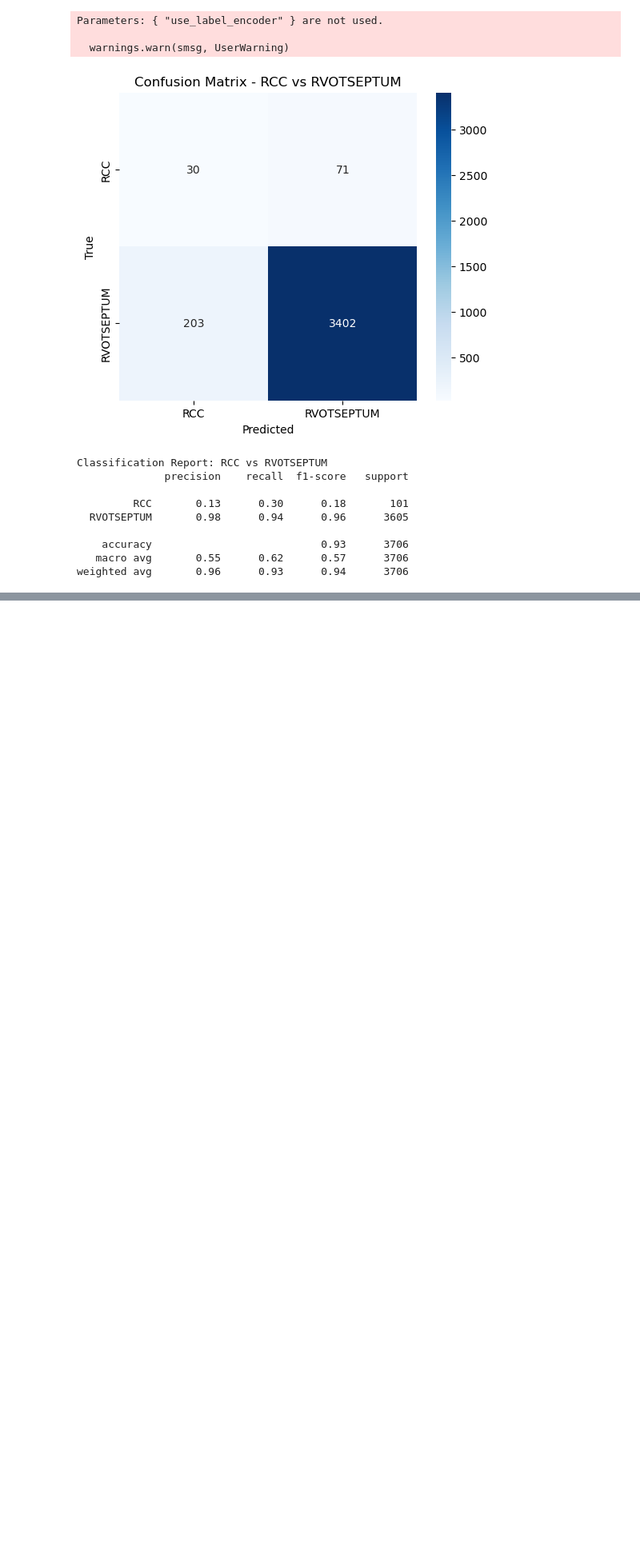
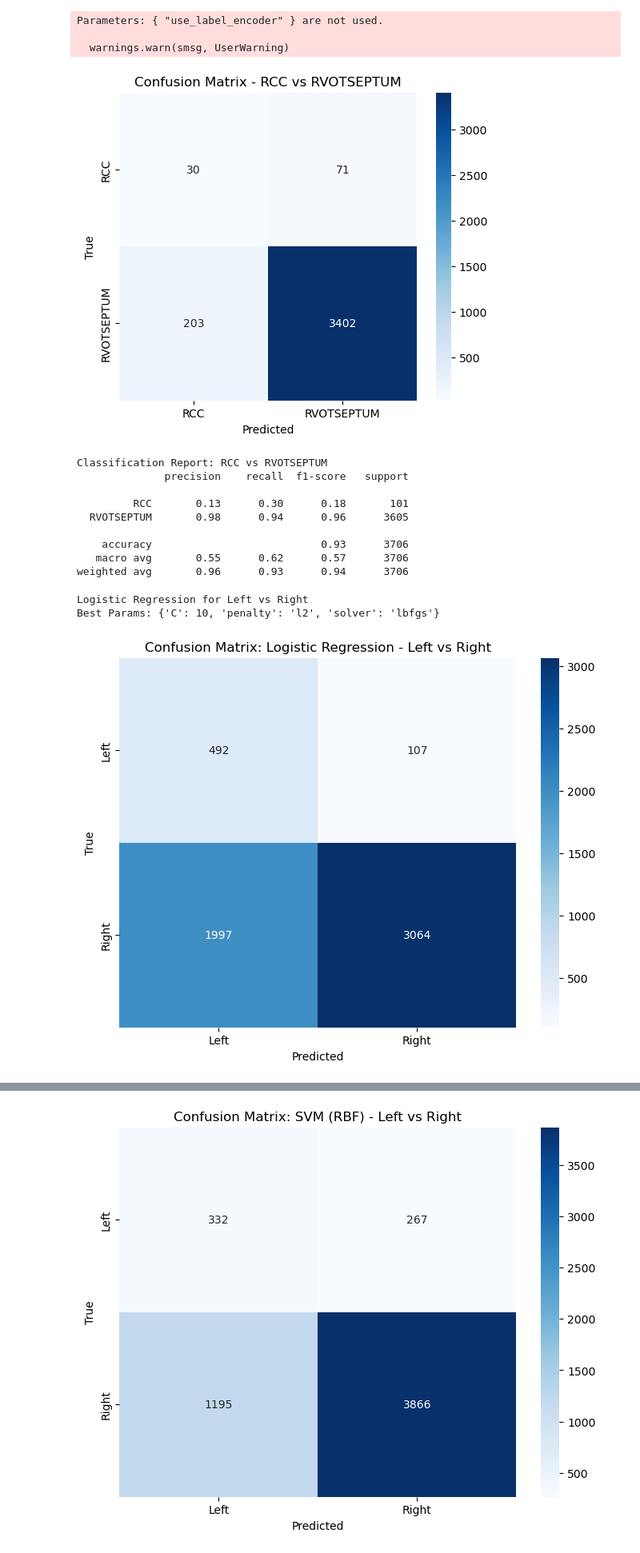
Before and after one commit to taniapazospuig/compbiomed-seminars, a Jupyter notebook: big_dataset_preprocessing.ipynb, the cells around one changed output, grey strips where cells are left out. Shown: that part at 80% size. Cells and saved outputs as stored; diff of their text form; code cells hidden in the pictures; blank space fills up the shorter version.

Commit message:
hyperparameter optimisation added

```diff
--- a/big_dataset_preprocessing.ipynb
+++ b/big_dataset_preprocessing.ipynb
@@ -957,35 +957,83 @@ Classification Report: RCC vs RVOTSEPTUM
    macro avg       0.55      0.62      0.57      3706
 weighted avg       0.96      0.93      0.94      3706
 # %%
-def train_and_evaluate_models(X_train, y_train, X_test, y_test, label_names, task_name=""):
-    import numpy as np  # ensure numpy is imported
+from sklearn.linear_model import LogisticRegression
+from sklearn.svm import SVC
+from sklearn.neighbors import KNeighborsClassifier
+from sklearn.ensemble import GradientBoostingClassifier
+from sklearn.neural_network import MLPClassifier
+from sklearn.metrics import classification_report, confusion_matrix
+from sklearn.model_selection import GridSearchCV
+import matplotlib.pyplot as plt
+import seaborn as sns
+import numpy as np
 
-    # Ensure correct array format
+# Define reusable function to train and evaluate multiple models with hyperparameter tuning
+def train_and_evaluate_models_with_gridsearch(X_train, y_train, X_test, y_test, label_names, task_name=""):
     X_train = np.array(X_train)
     X_test = np.array(X_test)
 
-    models = {
-        "Logistic Regression": LogisticRegression(max_iter=1000, random_state=42),
-        "SVM (RBF)": SVC(kernel='rbf', probability=True, random_state=42),
-        "k-NN": KNeighborsClassifier(),
-        "Gradient Boosting": GradientBoostingClassifier(random_state=42),
-        "MLP": MLPClassifier(hidden_layer_sizes=(100,), max_iter=500, random_state=42)
+    model_grid = {
+        "Logistic Regression": (
+            LogisticRegression(max_iter=1000, random_state=42),
+            {"C": [0.01, 0.1, 1, 10], "penalty": ["l2"], "solver": ["lbfgs"]}
+        ),
+        "SVM (RBF)": (
+            SVC(probability=True, random_state=42),
+            {"C": [0.1, 1, 10], "gamma": ["scale", "auto"], "kernel": ["rbf"]}
+        ),
+        "k-NN": (
+            KNeighborsClassifier(),
+            {"n_neighbors": [3, 5, 7], "weights": ["uniform", "distance"]}
+        ),
+        "Gradient Boosting": (
+            GradientBoostingClassifier(random_state=42),
+            {"n_estimators": [50, 100], "learning_rate": [0.01, 0.1], "max_depth": [3, 5]}
+        ),
+        "MLP": (
+            MLPClassifier(max_iter=500, random_state=42),
+            {"hidden_layer_sizes": [(50,), (100,), (100, 50)], "activation": ["relu", "tanh"]}
+        )
     }
 
-    for name, model in models.items():
+    for name, (model, param_grid) in model_grid.items():
         print(f"\n{name} for {task_name}")
-        model.fit(X_train, y_train)
-        y_pred = model.predict(X_test)
+        grid = GridSearchCV(model, param_grid, cv=3, scoring="accuracy", n_jobs=-1)
+        grid.fit(X_train, y_train)
+
+        best_model = grid.best_estimator_
+        print("Best Params:", grid.best_params_)
+
+        y_pred = best_model.predict(X_test)
 
         # Confusion Matrix
         plt.figure(figsize=(8, 6))
         sns.heatmap(confusion_matrix(y_test, y_pred), annot=True, fmt='d', cmap='Blues',
                     xticklabels=label_names, yticklabels=label_names)
         plt.title(f"Confusion Matrix: {name} - {task_name}")
         plt.xlabel("Predicted")
         plt.ylabel("True")
         plt.show()
 
         # Classification Report
         print(f"Classification Report: {name} - {task_name}\n")
         print(classification_report(y_test, y_pred, target_names=label_names))
+
+
+# ---- Use for Left vs Right ----
+train_and_evaluate_models_with_gridsearch(
+    X_train_lr, y_train_lr, X_test_lr, y_test_lr,
+    label_names=["Left", "Right"],
+    task_name="Left vs Right"
+)
+
+# ---- Use for RCC vs RVOTSEPTUM ----
+train_and_evaluate_models_with_gridsearch(
+    X_train_rcc, y_train_rcc_final, X_test_rcc, y_test_rcc_final,
+    label_names=["RCC", "RVOTSEPTUM"],
+    task_name="RCC vs RVOTSEPTUM"
+)
+# %% [output]
+Logistic Regression for Left vs Right
+Best Params: {'C': 10, 'penalty': 'l2', 'solver': 'lbfgs'}
+[figure, added]
@@ -991,0 +1054 @@ def train_and_evaluate_models(X_train, y_train, X_test, y_test, label_names, tas
+[figure, added]
```
Also changed, not shown: parts of 2 cells of this notebook.
